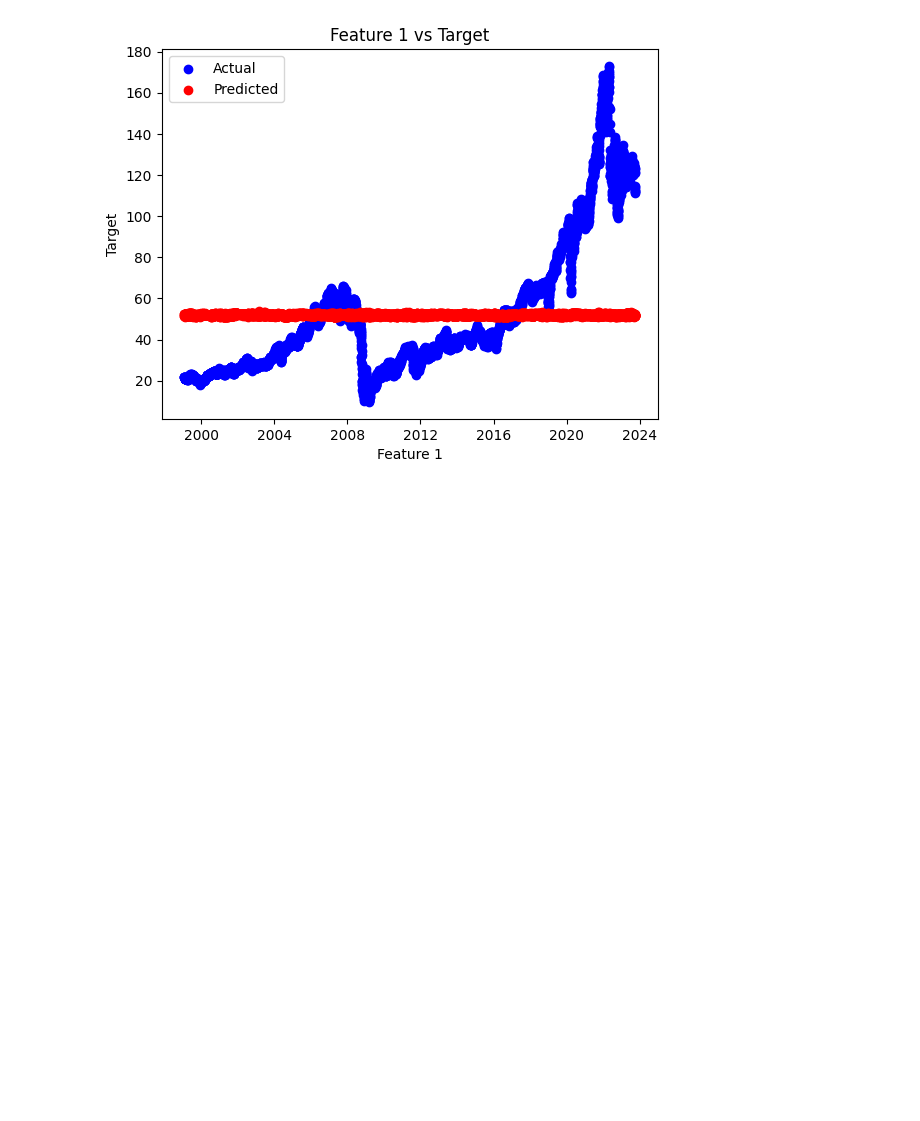
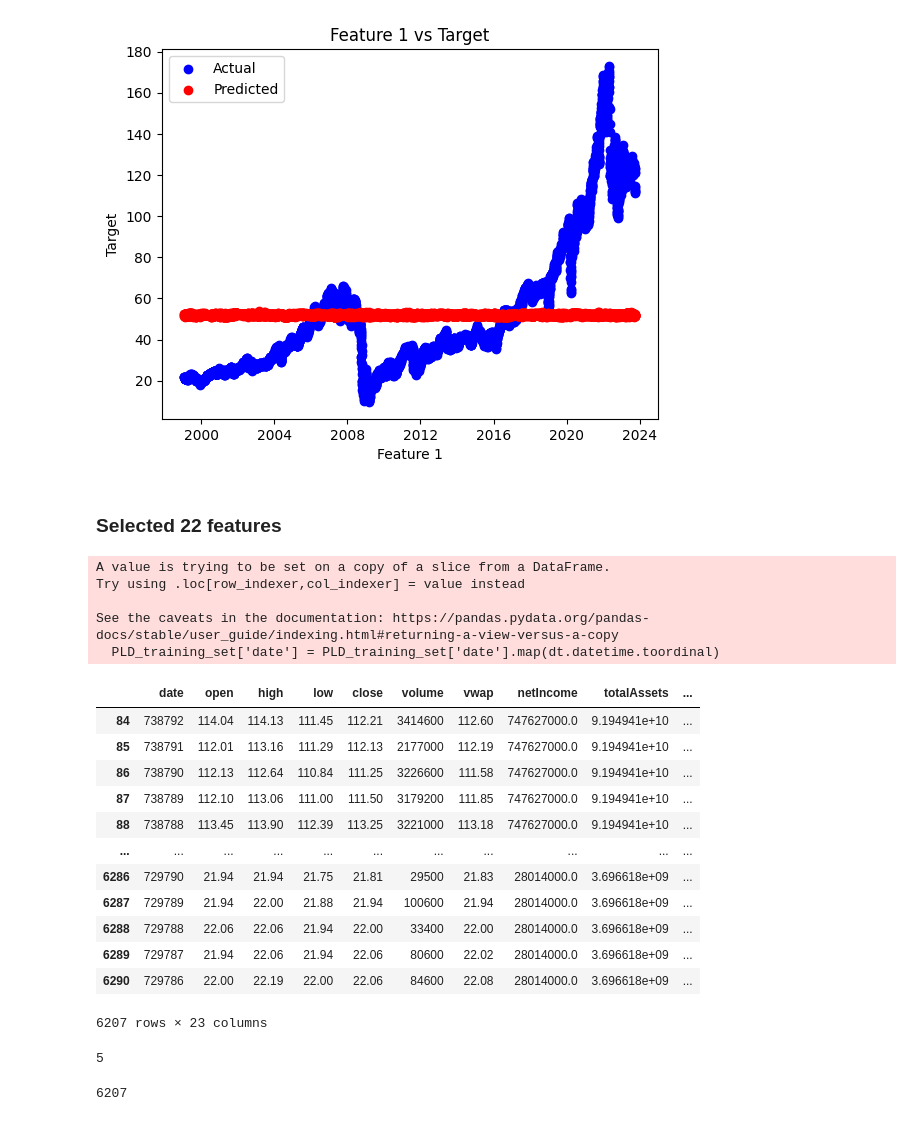
Before and after one commit to ivanleongwm/339, a Jupyter notebook: Neural Network v1.ipynb, the cells around one changed output. Saved outputs shown, nothing was run; the diff lists cells and outputs as text; code cells hidden in the pictures; blank space fills up the shorter version.

```diff
--- a/Neural Network v1.ipynb
+++ b/Neural Network v1.ipynb
@@ -550,3 +596,27 @@ plt.legend()
 plt.show()
 # %% [output]
 [figure]
+# %% [markdown]
+### Selected 22 features
+# %%
+PLD_training_set['date'] = PLD_training_set['date'].map(dt.datetime.toordinal)
+PLD_training_set
+# %% [output]
+A value is trying to be set on a copy of a slice from a DataFrame.
+Try using .loc[row_indexer,col_indexer] = value instead
+
+See the caveats in the documentation: https://pandas.pydata.org/pandas-docs/stable/user_guide/indexing.html#returning-a-view-versus-a-copy
+  PLD_training_set['date'] = PLD_training_set['date'].map(dt.datetime.toordinal)
+|  | date | open | high | low | close | volume | vwap | netIncome | totalAssets | ... |
+| 84 | 738792 | 114.04 | 114.13 | 111.45 | 112.21 | 3414600 | 112.60 | 747627000.0 | 9.194941e+10 | ... |
+| 85 | 738791 | 112.01 | 113.16 | 111.29 | 112.13 | 2177000 | 112.19 | 747627000.0 | 9.194941e+10 | ... |
+| 86 | 738790 | 112.13 | 112.64 | 110.84 | 111.25 | 3226600 | 111.58 | 747627000.0 | 9.194941e+10 | ... |
+| 87 | 738789 | 112.10 | 113.06 | 111.00 | 111.50 | 3179200 | 111.85 | 747627000.0 | 9.194941e+10 | ... |
+| 88 | 738788 | 113.45 | 113.90 | 112.39 | 113.25 | 3221000 | 113.18 | 747627000.0 | 9.194941e+10 | ... |
+| ... | ... | ... | ... | ... | ... | ... | ... | ... | ... | ... |
+| 6286 | 729790 | 21.94 | 21.94 | 21.75 | 21.81 | 29500 | 21.83 | 28014000.0 | 3.696618e+09 | ... |
+| 6287 | 729789 | 21.94 | 22.00 | 21.88 | 21.94 | 100600 | 21.94 | 28014000.0 | 3.696618e+09 | ... |
+| 6288 | 729788 | 22.06 | 22.06 | 21.94 | 22.00 | 33400 | 22.00 | 28014000.0 | 3.696618e+09 | ... |
+| 6289 | 729787 | 21.94 | 22.06 | 21.94 | 22.06 | 80600 | 22.02 | 28014000.0 | 3.696618e+09 | ... |
+| 6290 | 729786 | 22.00 | 22.19 | 22.00 | 22.06 | 84600 | 22.08 | 28014000.0 | 3.696618e+09 | ... |
+6207 rows × 23 columns
@@ -552,0 +627,8 @@ plt.show()
+# %%
+len(PLD_wonan_x_train)
+# %% [output]
+5
+# %%
+len(y_train)
+# %% [output]
+6207
```
Also changed, not shown: parts of 18 cells of this notebook, 8 other files.
